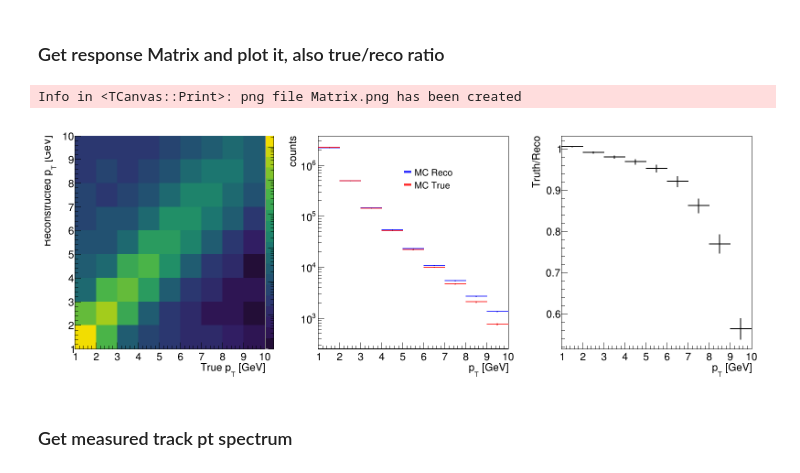
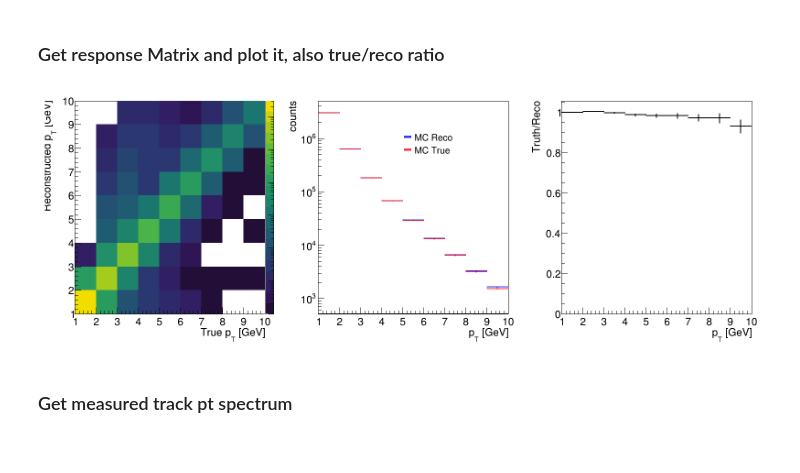
Before and after one commit to miguelignacio/CorrelationAnalysis, a Jupyter notebook: NtupleAnalysis/InputData/Unfolding.ipynb, the cells around one changed output. Drawn from its saved outputs; the diff is of its cells as text; code cells hidden in the pictures.

```diff
--- a/NtupleAnalysis/InputData/Unfolding.ipynb
+++ b/NtupleAnalysis/InputData/Unfolding.ipynb
@@ -22,8 +20,12 @@ Welcome to JupyROOT 6.09/01
 # %% [markdown]
 ### Get Data and MC files
 # %%
-Datafile = ROOT.TFile('OutputData/fout_16_13b_pass4_v2_3run.root')
-MCfile = ROOT.TFile('OutputData/fout_16_17g6a3_pthat2_latest.root')
+tracktype = 3
+
+Datafile = ROOT.TFile('OutputData/fout_%i_13b_pass4_v2_3run_1gevAdjusted_dataEtaPhi.root'%tracktype)
+#Datafile = ROOT.TFile('OutputData/fout_16_13b_pass4_v2_3run.root')
+MCfile = ROOT.TFile('OutputData/fout_%i_17g6a3_pthat2_latest_1gevAdjusted.root'%tracktype)
+#MCfile = ROOT.TFile('OutputData/fout_16_17g6a3_pthat2_latest.root')
 filedata = ROOT.TFile('HEPData.root','READ')
 published_data = filedata.Get('hTrack_HEP')
 # %% [markdown]
@@ -40,36 +42,36 @@ mc_truth.SetLineColorAlpha(2,0.8)
 mc_reco.SetLineColorAlpha(4,0.8)
 
 ##draw mc truth, mc reco, response matrix
 c = ROOT.TCanvas('c','c',1600,600)
 c.Divide(3)
 c.cd(1)
 responseMatrix.Draw('colz')
 ROOT.gPad.SetLogz()
 c.cd(2)
 
 label = Legend("")
 label.Add(mc_reco,'MC Reco','L')
 label.Add(mc_truth,'MC True','L')
 
 hs_mc = ROOT.THStack()
 hs_mc.Add(mc_reco)
 hs_mc.Add(mc_truth)
 hs_mc.Draw('nostack')
 hs_mc.SetTitle('; p_{T} [GeV]; counts')
 
 label.Draw(0.5,.87)
 ROOT.gPad.SetLogy()
 c.cd(3)
 ratio_mc = mc_truth.Clone()
+ratio_mc.SetMinimum(0)
 ratio_mc.SetLineColor(1)
 ratio_mc.Divide(mc_reco)
 ratio_mc.Draw('L')
 ratio_mc.SetTitle(' ; p_{T} [GeV]; Truth/Reco')
 c.Draw()
-c.SaveAs('Matrix.png')
+c.SaveAs('Matrix_%i.png'%tracktype)
 # %% [output]
-Info in <TCanvas::Print>: png file Matrix.png has been created
-[figure, old version]
+[figure, new version]
 # %% [markdown]
 ### Get measured track pt spectrum
 # %%
```
Also changed, not shown: parts of 10 cells of this notebook, 1 other file.
